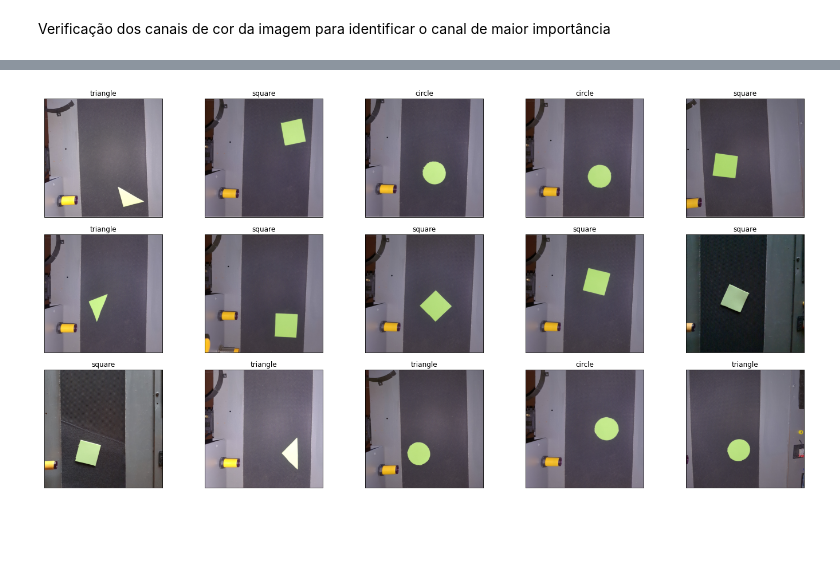
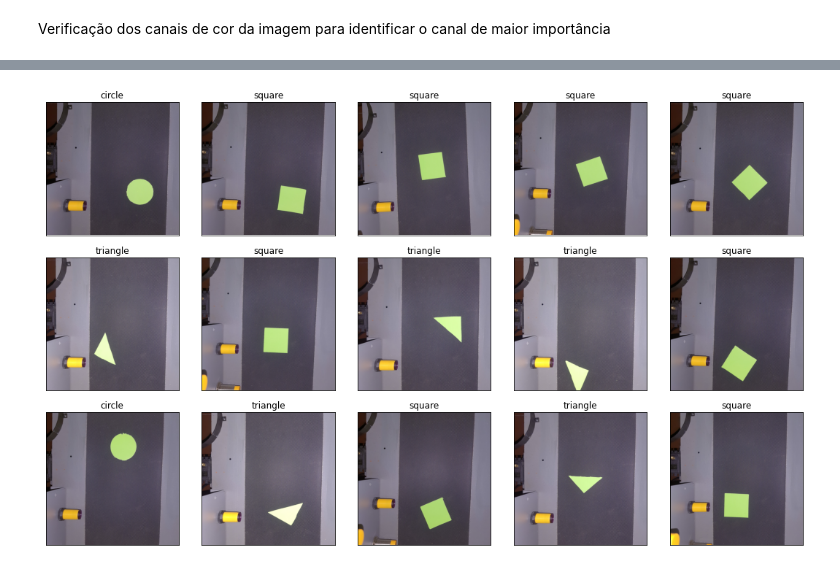
Before and after one commit to luanws/TCC, a Jupyter notebook: ai/jupyter_notebooks/geometric_figures/fit.ipynb, the cells around one changed output, grey strips where cells are left out. Saved outputs shown, nothing was run; the diff lists cells and outputs as text; code cells hidden in the pictures; blank space fills up the shorter version.

```diff
--- a/ai/jupyter_notebooks/geometric_figures/fit.ipynb
+++ b/ai/jupyter_notebooks/geometric_figures/fit.ipynb
@@ -180,33 +121,15 @@ model.evaluate(x_test, y_test)
-# %%
-def predict_to_category(y_pred: np.ndarray) -> str:
-    category_mapping = {
-        0: 'circle',
-        1: 'square',
-        2: 'triangle',
-    }
-    return category_mapping[y_pred.argmax()]
-
-
-rows = 3
-columns = 5
-random_figures = [geometric_figures[np.random.randint(0, len(geometric_figures))] for _ in range(columns * rows)]
-fig, axs = plt.subplots(rows, columns, figsize=(20, 10))
-for i in range(rows):
-    for j in range(columns):
-        random_figure = random_figures[i * columns + j]
-        x, y = get_input_and_output(random_figure)
-        x = np.expand_dims(x, axis=0)
-        y_pred = model.predict(x)
-        category = predict_to_category(y_pred)
-        axs[i, j].imshow(random_figure['image'])
-        axs[i, j].set_title(category)
-        axs[i, j].set_xticks([])
-        axs[i, j].set_yticks([])
-
-fig.patch.set_facecolor('white')
-plt.tight_layout()
-plt.show()
-# %% [output]
-[figure, removed]
+# %%
+number_of_plots = 15
+random_geometric_figures = deepcopy([geometric_figures[i] for i in np.random.randint(0, len(geometric_figures), number_of_plots)])
+for gf in random_geometric_figures:
+    x, y = get_input_and_output(gf)
+    x = np.expand_dims(x, axis=0)
+    y_pred = model.predict(x)
+    category = prediction_to_category(y_pred)
+    gf['category'] = category
+plot_geometric_figures(random_geometric_figures, columns=5, plot_size=3)
+plt.show()
+# %% [output]
+[figure, added]
 # %%
 model.save('data/geometric_figure_classifier.h5')
```
Also changed, not shown: parts of 12 cells of this notebook, 4 other files.
